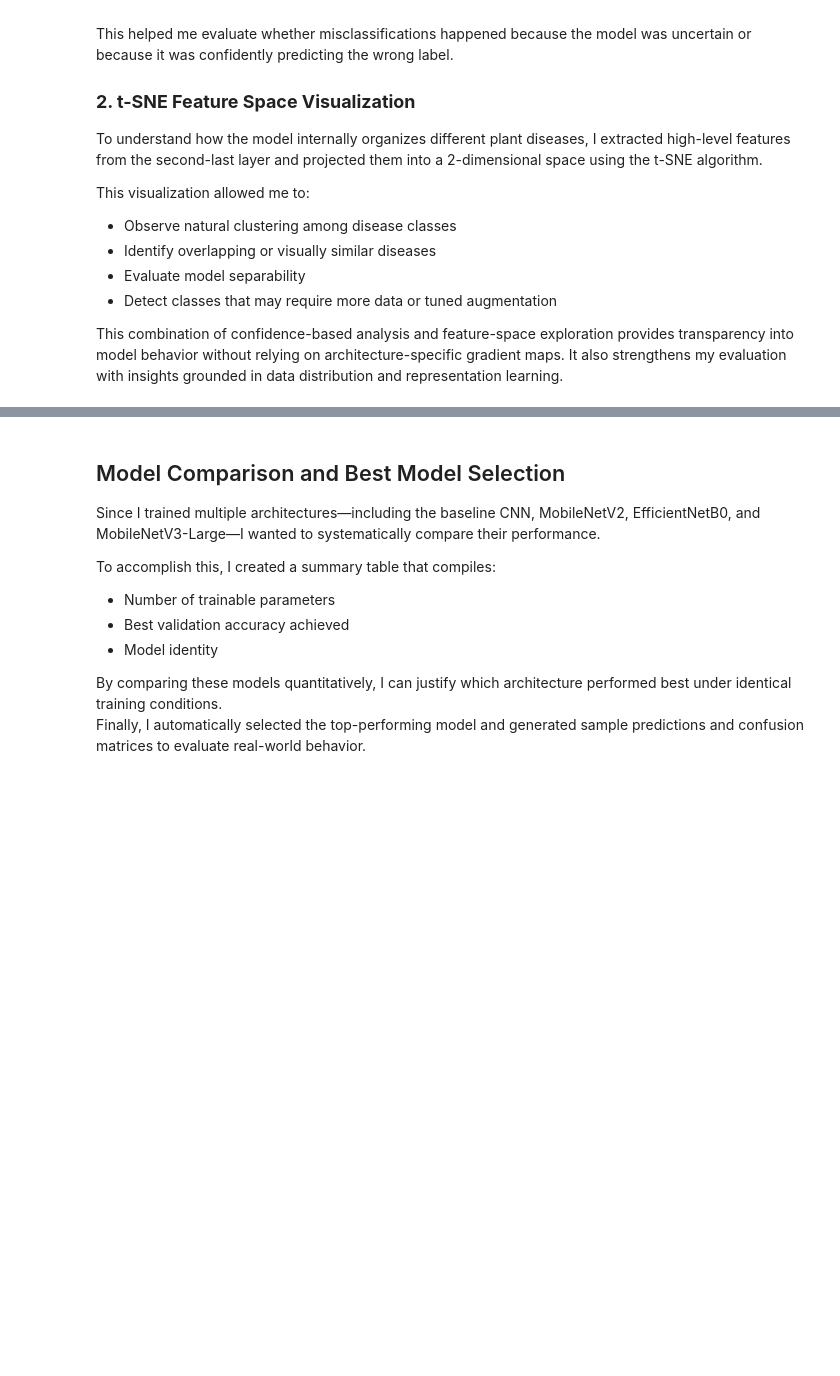
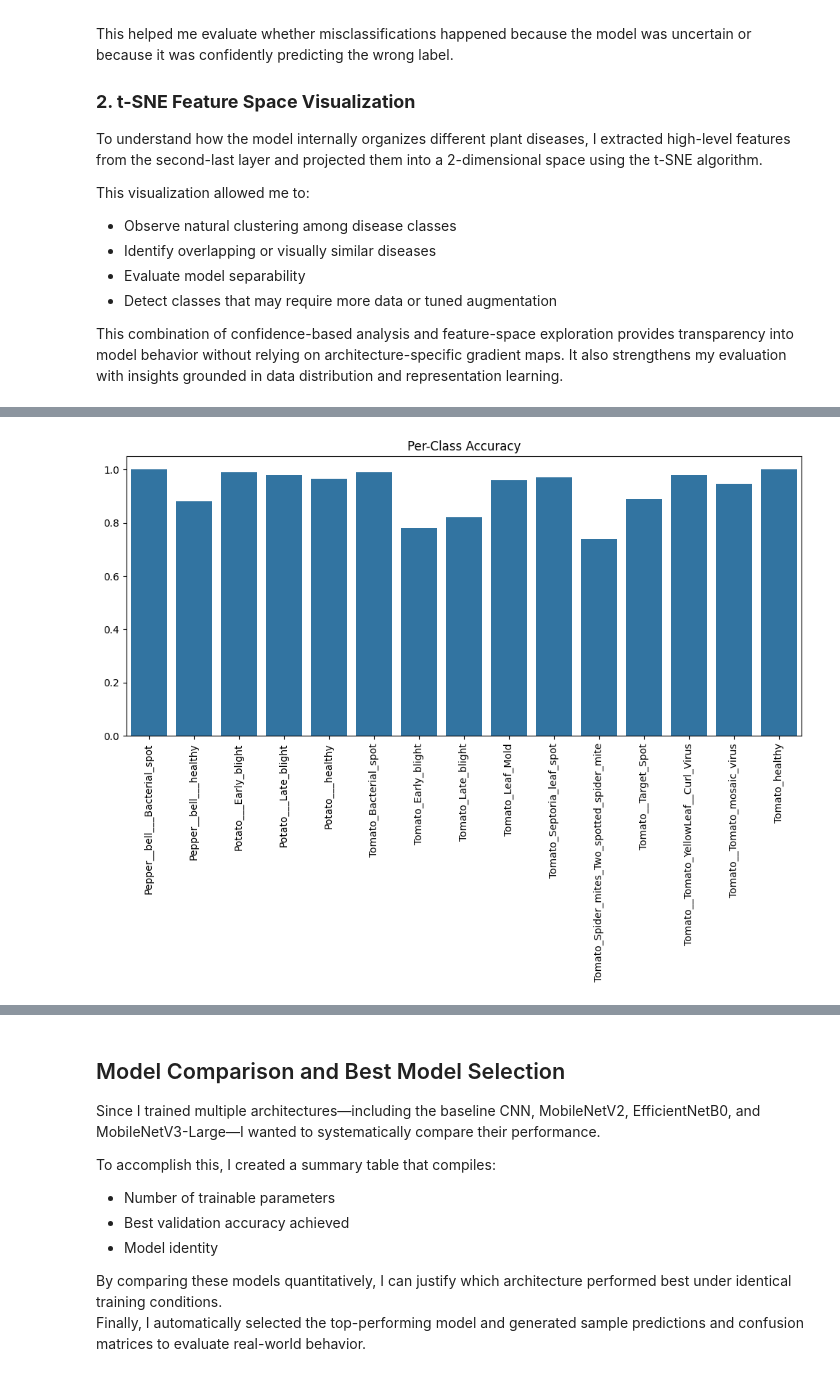
Before and after one commit to SamikshKodgire/AAI521_SmartVisionAgri, a Jupyter notebook: AAI_521_SKodgire_FinalProject.ipynb, the cells around one changed output, grey strips where cells are left out. Saved outputs shown, nothing was run; the diff lists cells and outputs as text; code cells hidden in the pictures; blank space fills up the shorter version.

```diff
--- a/AAI_521_SKodgire_FinalProject.ipynb
+++ b/AAI_521_SKodgire_FinalProject.ipynb
@@ -894,0 +999,23 @@ NameError: name 'mobilenet' is not defined
+# %%
+class_correct = {}
+class_total = {}
+
+for i, label in enumerate(y_true):
+    total = class_total.get(label, 0) + 1
+    class_total[label] = total
+
+    if label == val_pred_labels[i]:
+        correct = class_correct.get(label, 0) + 1
+        class_correct[label] = correct
+
+class_accuracy = {
+    labels[k]: class_correct.get(k, 0) / v for k, v in class_total.items()
+}
+
+plt.figure(figsize=(12,5))
+sns.barplot(x=list(class_accuracy.keys()), y=list(class_accuracy.values()))
+plt.xticks(rotation=90)
+plt.title("Per-Class Accuracy")
+plt.show()
+# %% [output]
+[figure, added]
```
Also changed, not shown: parts of 21 cells of this notebook.
